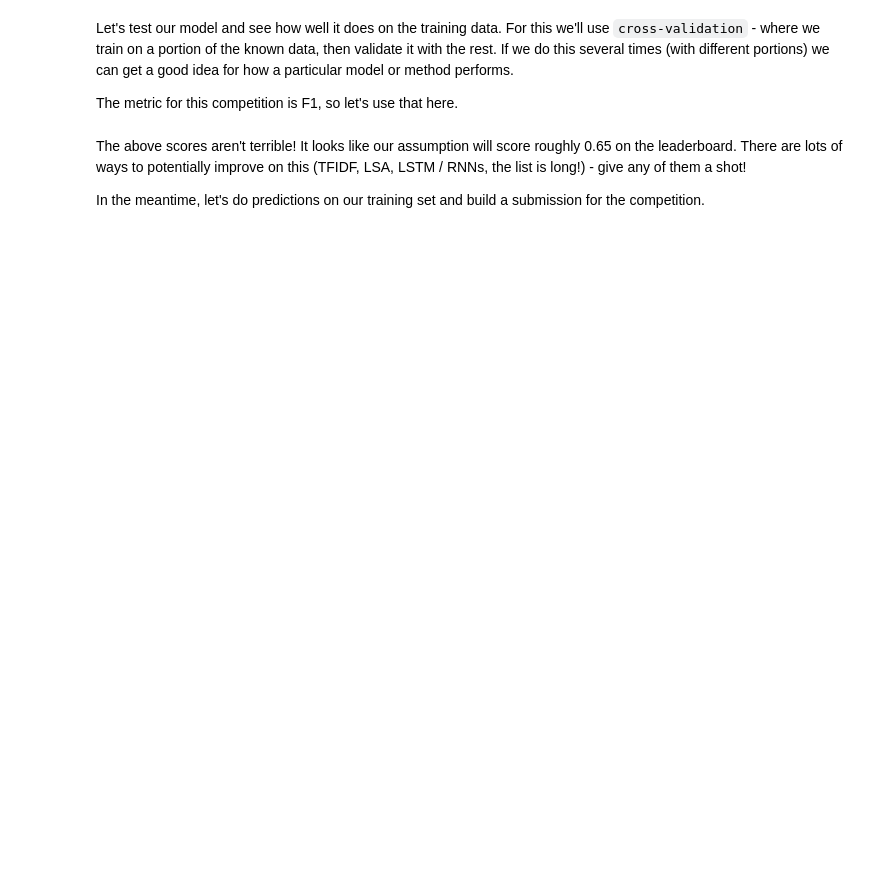
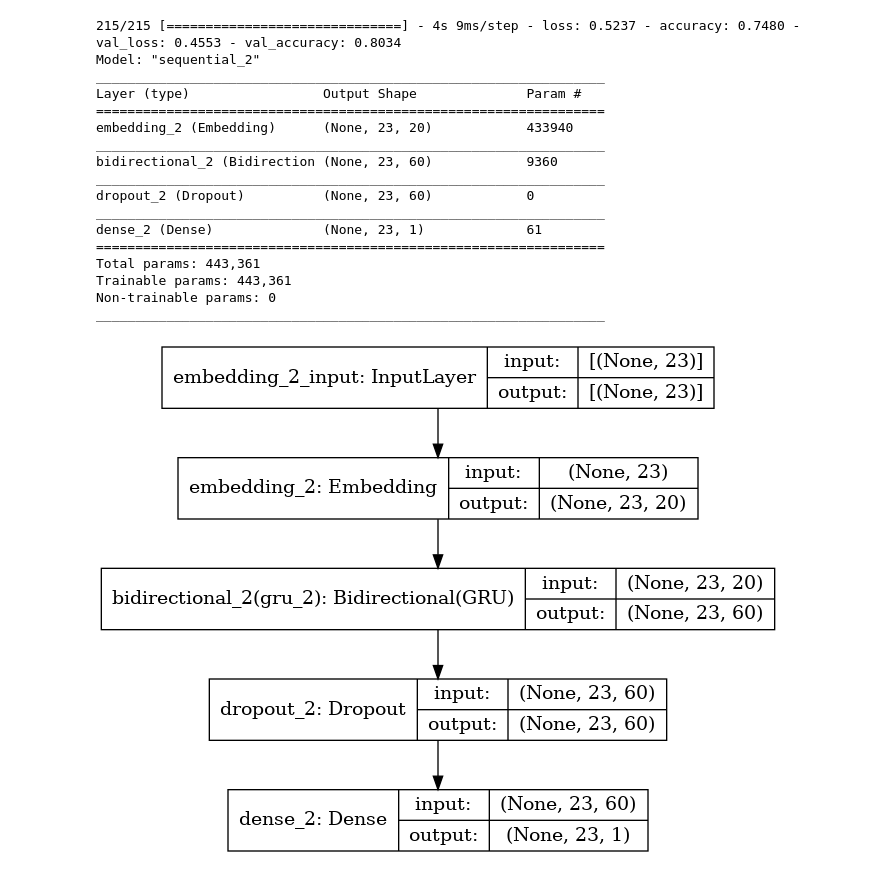
Before and after one commit to preuscht/NLP-Disaster-Tweet-Classification, a Jupyter notebook: nlp-disaster-tweet-classification.ipynb, the cells around one changed output. Cells and saved outputs as stored; diff of their text form; code cells hidden in the pictures; blank space fills up the shorter version.

```diff
--- a/nlp-disaster-tweet-classification.ipynb
+++ b/nlp-disaster-tweet-classification.ipynb
@@ -100,3 +171,3 @@ df_sequences[:5]
 # %%
-max_len=max([len(i) for i in df_sequences])
+max_len=max([len(i) for i in df_seq])
 max_len
@@ -103,4 +176,4 @@ max_len
 # %%
-df_padded=pad_sequences(df_sequences,maxlen=max_len)
-df_test_padded=pad_sequences(df_test_seq,maxlen=max_len)
+df_padded=pad_sequences(df_seq,maxlen=max_len, value=-1, padding='post',truncating='post')
+df_padded_test=pad_sequences(df_seq_test,maxlen=max_len, value=-1, padding='post',truncating='post')
 df_padded
@@ -147,16 +205,16 @@ len(np.array(train_vectors.todense()[0])[0])
 # %%
 def build_model_1(hp):
     model = tf.keras.Sequential([
-        tf.keras.layers.Embedding(input_dim=len(np.array(train_vectors.todense()[0])[0]), output_dim=64, input_length=17),
-        tf.keras.layers.Bidirectional(tf.keras.layers.LSTM(64,return_sequences=True)),
-        tf.keras.layers.Bidirectional(tf.keras.layers.LSTM(hp.Int('input_unit',min_value=32,max_value=256,step=32))),
-        tf.keras.layers.Dropout(hp.Float('Dropout_rate',min_value=0,max_value=0.5,step=0.1)),
+        tf.keras.layers.Embedding(input_dim=vocab, output_dim=hp.Int('embedding_ouput_dim',min_value=10,max_value=30,step=10), input_length=max_len),
+        #tf.keras.layers.Bidirectional(tf.keras.layers.LSTM(64,return_sequences=True)),
+        tf.keras.layers.Bidirectional(tf.keras.layers.GRU(hp.Int('input_unit',min_value=10,max_value=50,step=10),return_sequences=True)),
+        tf.keras.layers.Dropout(hp.Float('Dropout_rate',min_value=0,max_value=0.1,step=0.025)),
         tf.keras.layers.Dense(1,activation=hp.Choice('dense_activation',values=['relu', 'sigmoid'],default='relu'))
     ])
 
 
     model.compile(loss=tf.keras.losses.BinaryCrossentropy(),
-                  optimizer=tf.keras.optimizers.Adam(hp.Float('learning_rate',min_value=0,max_value=0.5,step=0.0001)),
+                  optimizer=tf.keras.optimizers.Adam(hp.Float('learning_rate',min_value=0,max_value=0.01,step=0.001)),
                   metrics=['accuracy'])
     model.summary()
     return model
@@ -181,8 +226,8 @@ def build_model_1(hp):
         max_epochs=epochs_standard,
         factor=3,
         hyperband_iterations=1,
-        overwrite=True
+        overwrite=False
     )
-    stop_early = EarlyStopping(monitor='val_accuracy', patience=5)
+    stop_early = EarlyStopping(monitor='val_accuracy', patience=10)
 
     tuner.search(X,y, epochs=epochs_standard, validation_split=0.2, callbacks=[stop_early])
@@ -207,6 +308,27 @@ hypermodel = tuner.hypermodel.build(best_hps)
 # %%
 # Retrain the model
-hypermodel.fit(X,y,epochs=best_epoch, validation_split=0.4)
+finalhistory = hypermodel.fit(X,y,epochs=best_epoch, validation_split=0.1)
+hypermodel.summary()
+plot_model(hypermodel, to_file='model_plot.png', show_shapes=True, show_layer_names=True)
+# %% [output]
+215/215 [==============================] - 4s 9ms/step - loss: 0.5237 - accuracy: 0.7480 - val_loss: 0.4553 - val_accuracy: 0.8034
+Model: "sequential_2"
+_________________________________________________________________
+Layer (type)                 Output Shape              Param #
+=================================================================
+embedding_2 (Embedding)      (None, 23, 20)            433940
+_________________________________________________________________
+bidirectional_2 (Bidirection (None, 23, 60)            9360
+_________________________________________________________________
+dropout_2 (Dropout)          (None, 23, 60)            0
+_________________________________________________________________
+dense_2 (Dense)              (None, 23, 1)             61
+=================================================================
+Total params: 443,361
+Trainable params: 443,361
+Non-trainable params: 0
+_________________________________________________________________
+[figure, added]
 # %%
 def plot_graphs(history, metric):
   plt.plot(history.history[metric])
@@ -223,8 +344,0 @@ plot_graphs(history, 'loss')
-# %% [markdown]
-Let's test our model and see how well it does on the training data. For this we'll use `cross-validation` - where we train on a portion of the known data, then validate it with the rest. If we do this several times (with different portions) we can get a good idea for how a particular model or method performs.
-
-The metric for this competition is F1, so let's use that here.
-# %% [markdown]
-The above scores aren't terrible! It looks like our assumption will score roughly 0.65 on the leaderboard. There are lots of ways to potentially improve on this (TFIDF, LSA, LSTM / RNNs, the list is long!) - give any of them a shot!
-
-In the meantime, let's do predictions on our training set and build a submission for the competition.
```
Also changed, not shown: parts of 50 cells of this notebook.
